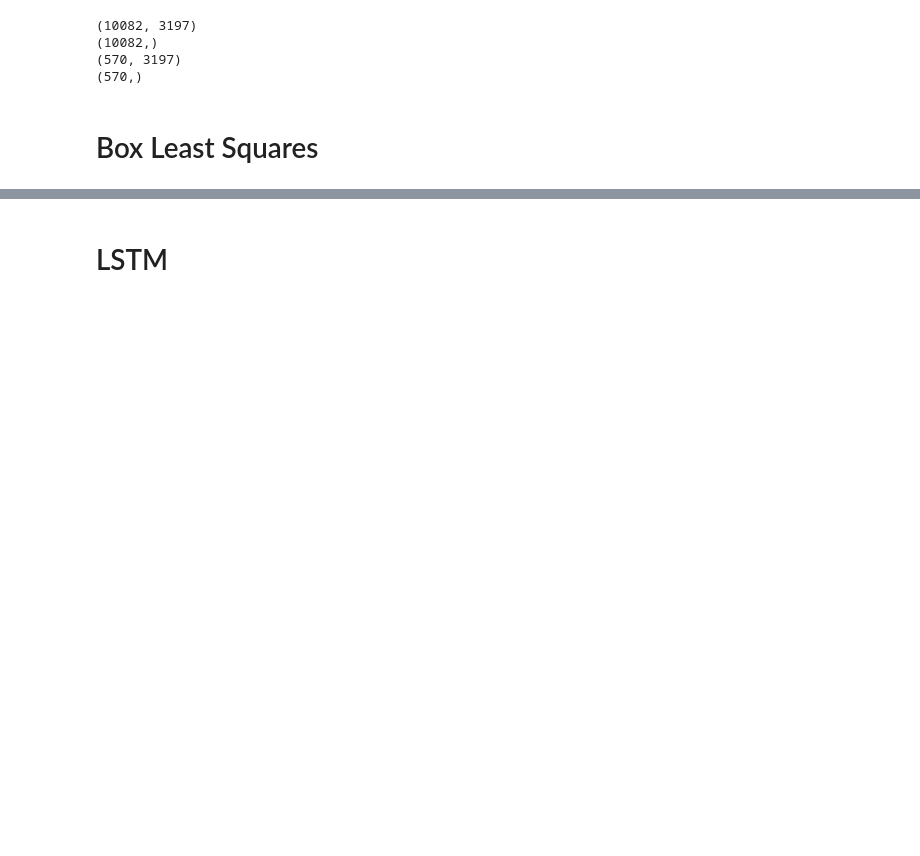
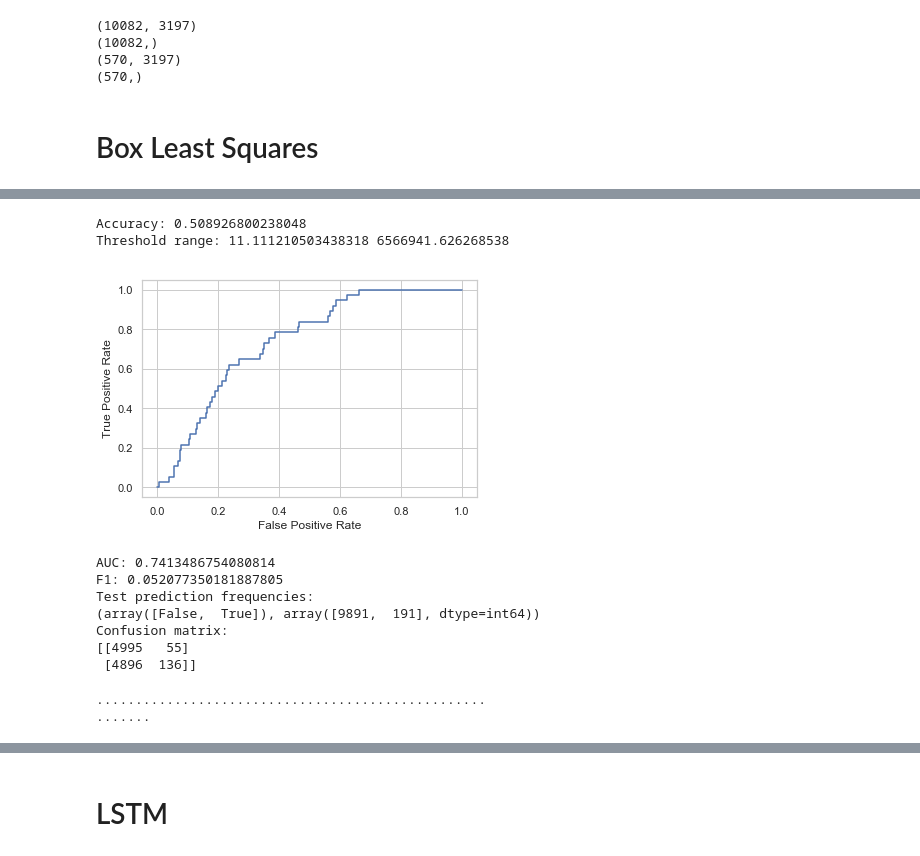
Before and after one commit to czhao39/exoplanet-detection, a Jupyter notebook: boxleastsquares_and_lstm.ipynb, the cells around one changed output, grey strips where cells are left out. Cells and saved outputs as stored; diff of their text form; code cells hidden in the pictures; blank space fills up the shorter version.

```diff
--- a/boxleastsquares_and_lstm.ipynb
+++ b/boxleastsquares_and_lstm.ipynb
@@ -64,3 +82,20 @@ def compute_metrics(clf, x_train, y_train, x_test, y_test):
     print("Confusion matrix:")
     print(metrics.confusion_matrix(y_test, test_predicted))
     print()
+
+def compute_metrics_from_predictions(y_true, y_pred, y_pred_score=None):
+    print("Accuracy:", metrics.accuracy_score(y_true, y_pred))
+    if y_pred_score is not None:
+        fpr, tpr, thresholds = metrics.roc_curve(y_true, y_pred_score)
+        print("Threshold range:", thresholds.min(), thresholds.max())
+        plt.plot(fpr, tpr)
+        plt.xlabel("False Positive Rate")
+        plt.ylabel("True Positive Rate")
+        plt.show()
+        print("AUC:", metrics.auc(fpr, tpr))
+    print("F1:", metrics.f1_score(y_true, y_pred))
+    print("Test prediction frequencies:")
+    print(np.unique(y_pred, return_counts=True))
+    print("Confusion matrix:")
+    print(metrics.confusion_matrix(y_true, y_pred))
+    print()
@@ -66,0 +149,20 @@ def compute_metrics(clf, x_train, y_train, x_test, y_test):
+# %%
+bls_snr_train_pred = bls_snr_train > 1e5
+compute_metrics_from_predictions(y_train, bls_snr_train_pred, bls_snr_train)
+# TODO: run this on non-upsampled data, and determine threshold that still finds all exoplanets
+# %% [output]
+Accuracy: 0.508926800238048
+Threshold range: 11.111210503438318 6566941.626268538
+[figure, added]
+AUC: 0.7413486754080814
+F1: 0.052077350181887805
+Test prediction frequencies:
+(array([False,  True]), array([9891,  191], dtype=int64))
+Confusion matrix:
+[[4995   55]
+ [4896  136]]
+# %%
+bls_snr_test = get_bls_snr(x_test)
+# %% [output]
+..................................................
+.......
```
Also changed, not shown: parts of 21 cells of this notebook.
